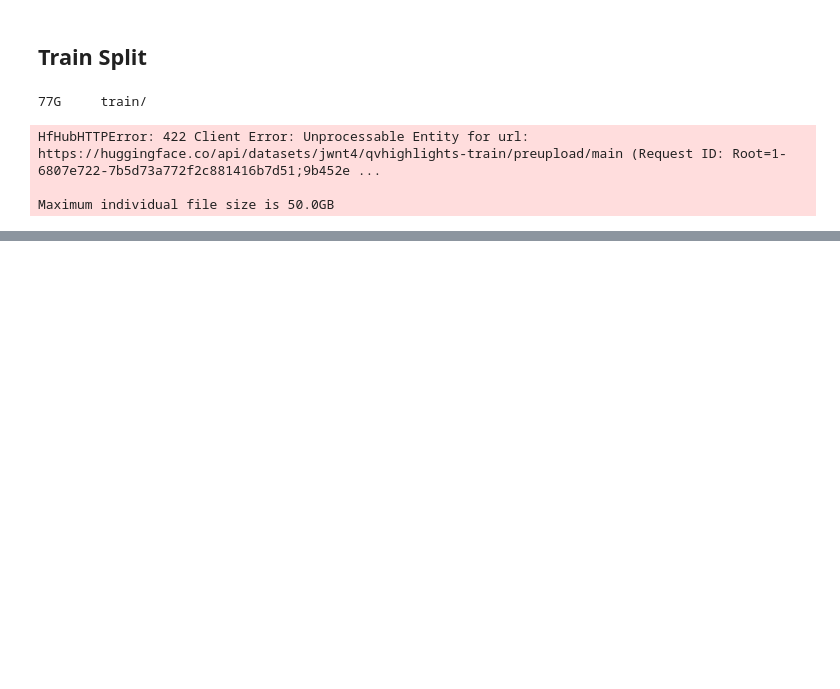
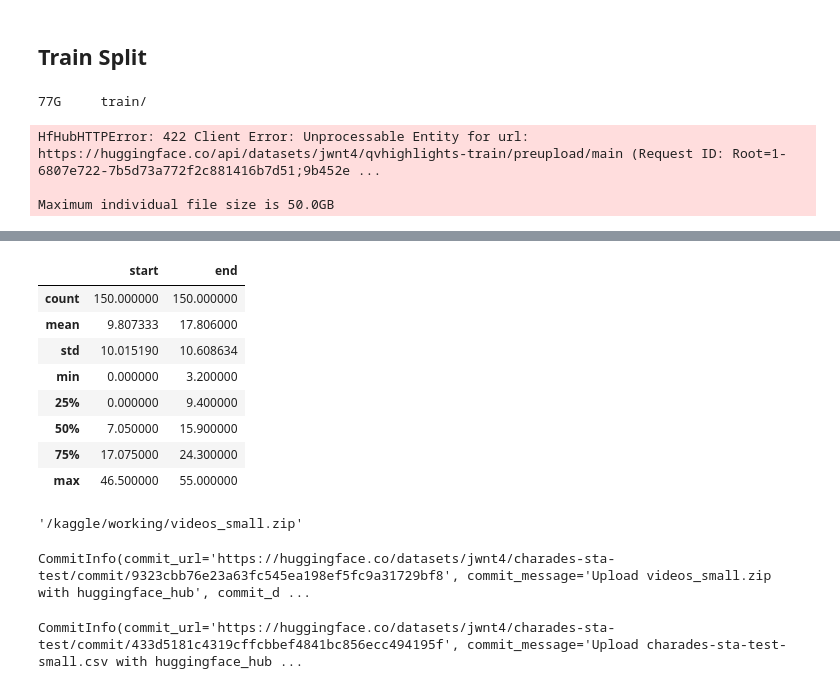
Before and after one commit to bagasjiwanta/moment-retrieval-with-llm, a Jupyter notebook: 1-download-and-upload-mr-datasets.ipynb, the cells around one changed output, grey strips where cells are left out. Saved outputs shown, nothing was run; the diff lists cells and outputs as text; code cells hidden in the pictures; blank space fills up the shorter version.

```diff
--- a/1-download-and-upload-mr-datasets.ipynb
+++ b/1-download-and-upload-mr-datasets.ipynb
@@ -512,0 +576,12 @@ api.upload_large_folder(
+# %%
+df.describe()
+# %% [output]
+|  | start | end |
+| count | 150.000000 | 150.000000 |
+| mean | 9.807333 | 17.806000 |
+| std | 10.015190 | 10.608634 |
+| min | 0.000000 | 3.200000 |
+| 25% | 0.000000 | 9.400000 |
+| 50% | 7.050000 | 15.900000 |
+| 75% | 17.075000 | 24.300000 |
+| max | 46.500000 | 55.000000 |
@@ -512,0 +594,21 @@ api.upload_large_folder(
+# %%
+shutil.make_archive("videos_small", "zip", "videos_small")
+# %% [output]
+'/kaggle/working/videos_small.zip'
+# %%
+api.upload_file(
+    path_or_fileobj="videos_small.zip",
+    path_in_repo="videos_small.zip",
+    repo_id="jwnt4/charades-sta-test",
+    repo_type="dataset",
+)
+# %% [output]
+CommitInfo(commit_url='https://huggingface.co/datasets/jwnt4/charades-sta-test/commit/9323cbb76e23a63fc545ea198ef5fc9a31729bf8', commit_message='Upload videos_small.zip with huggingface_hub', commit_d ...
+# %%
+api.upload_file(
+    path_or_fileobj='charades_sta_small_test.csv',
+    path_in_repo='charades-sta-test-small.csv',
+    repo_id="jwnt4/charades-sta-test", repo_type='dataset'
+)
+# %% [output]
+CommitInfo(commit_url='https://huggingface.co/datasets/jwnt4/charades-sta-test/commit/433d5181c4319cffcbbef4841bc856ecc494195f', commit_message='Upload charades-sta-test-small.csv with huggingface_hub ...
```
Also changed, not shown: parts of 29 cells of this notebook, 56 other files.
